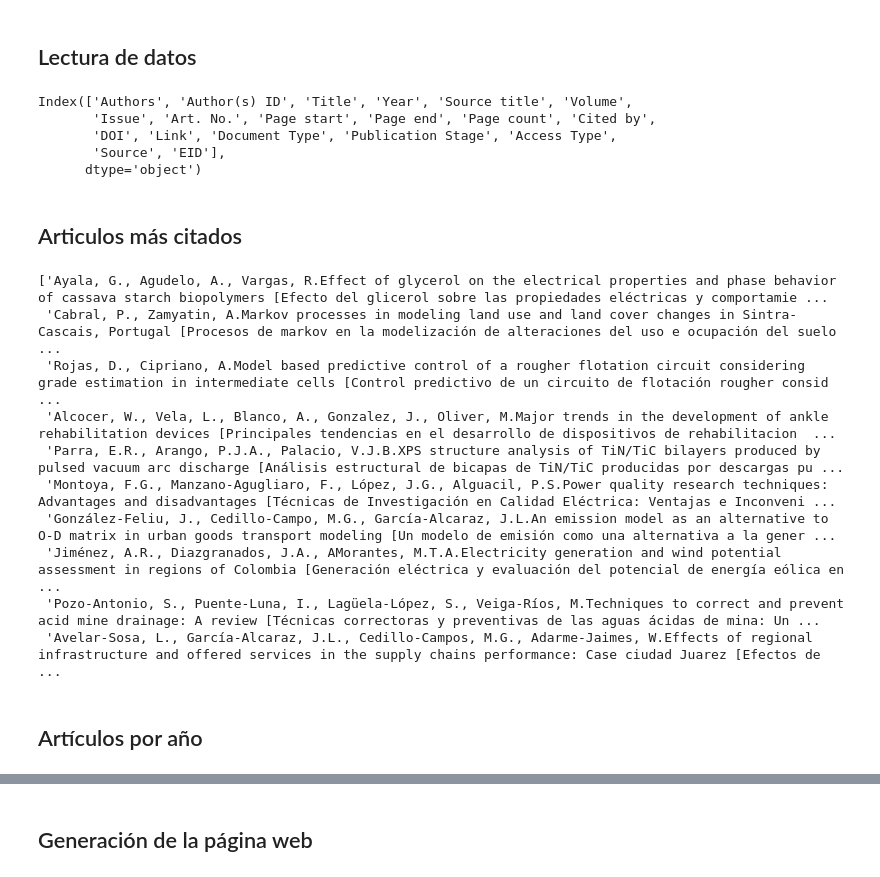
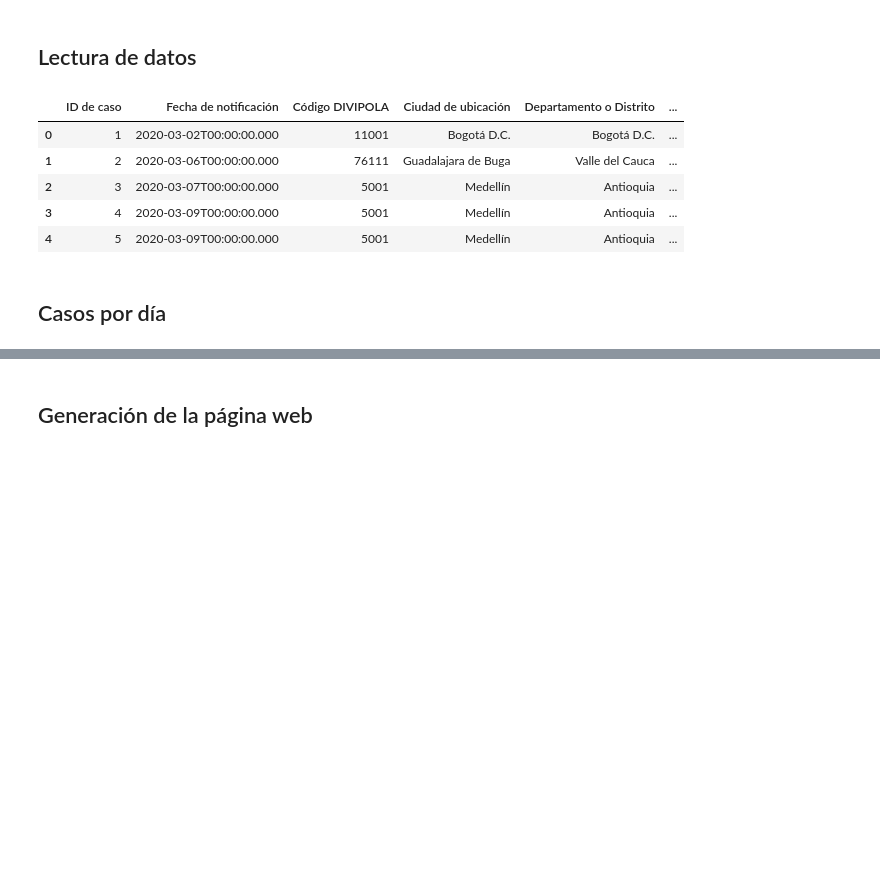
Before and after one commit to wssanchezm/Prueba, a Jupyter notebook: dataproc.ipynb, the cells around one changed output, grey strips where cells are left out. Cells and saved outputs as stored; diff of their text form; code cells hidden in the pictures; blank space fills up the shorter version.

```diff
--- a/dataproc.ipynb
+++ b/dataproc.ipynb
@@ -18,16 +12,2 @@ La adquisición de la información debería realizarse directamente consultado S
 # %% [markdown]
 ## Lectura de datos
-# %%
-## Se lee el archivo de datos
-df = pd.read_csv('data/scopus.csv')
-
-## se imprimen los nombres de las columnas para verificar
-df.columns
-# %% [output]
-Index(['Authors', 'Author(s) ID', 'Title', 'Year', 'Source title', 'Volume',
-       'Issue', 'Art. No.', 'Page start', 'Page end', 'Page count', 'Cited by',
-       'DOI', 'Link', 'Document Type', 'Publication Stage', 'Access Type',
-       'Source', 'EID'],
-      dtype='object')
-# %% [markdown]
-## Articulos más citados
@@ -40,37 +14,12 @@ df['Cited by'] = df['Cited by'].map(lambda x: 0 if np.isnan(x) else x)
-# %%
-##
-## Se ordena por las citas y luego se extraen los campos de interés.
-##
-most_cited = (df.sort_values(by=['Cited by'], ascending=False))[['Authors', 'Title', 'Year', 'Cited by']]
-
-##
-## Se limita el DataFrame a los 10 primeros registros.
-##
-most_cited = most_cited[0:10]
-
-##
-## Se construye una lista de strings con la información
-## bibliográfica de interés
-##
-table = []
-for a,b,c,d in most_cited.values.tolist():
-    table += [a + b + ';' + str(c) + ',' + str(int(d))]
-most_cited = table
-
-##
-## Se imprimen para verificar
-##
-most_cited
-# %% [output]
-['Ayala, G., Agudelo, A., Vargas, R.Effect of glycerol on the electrical properties and phase behavior of cassava starch biopolymers [Efecto del glicerol sobre las propiedades eléctricas y comportamie ...
- 'Cabral, P., Zamyatin, A.Markov processes in modeling land use and land cover changes in Sintra-Cascais, Portugal [Procesos de markov en la modelización de alteraciones del uso e ocupación del suelo  ...
- 'Rojas, D., Cipriano, A.Model based predictive control of a rougher flotation circuit considering grade estimation in intermediate cells [Control predictivo de un circuito de flotación rougher consid ...
- 'Alcocer, W., Vela, L., Blanco, A., Gonzalez, J., Oliver, M.Major trends in the development of ankle rehabilitation devices [Principales tendencias en el desarrollo de dispositivos de rehabilitacion  ...
- 'Parra, E.R., Arango, P.J.A., Palacio, V.J.B.XPS structure analysis of TiN/TiC bilayers produced by pulsed vacuum arc discharge [Análisis estructural de bicapas de TiN/TiC producidas por descargas pu ...
- 'Montoya, F.G., Manzano-Agugliaro, F., López, J.G., Alguacil, P.S.Power quality research techniques: Advantages and disadvantages [Técnicas de Investigación en Calidad Eléctrica: Ventajas e Inconveni ...
- 'González-Feliu, J., Cedillo-Campo, M.G., García-Alcaraz, J.L.An emission model as an alternative to O-D matrix in urban goods transport modeling [Un modelo de emisión como una alternativa a la gener ...
- 'Jiménez, A.R., Diazgranados, J.A., AMorantes, M.T.A.Electricity generation and wind potential assessment in regions of Colombia [Generación eléctrica y evaluación del potencial de energía eólica en  ...
- 'Pozo-Antonio, S., Puente-Luna, I., Lagüela-López, S., Veiga-Ríos, M.Techniques to correct and prevent acid mine drainage: A review [Técnicas correctoras y preventivas de las aguas ácidas de mina: Un ...
- 'Avelar-Sosa, L., García-Alcaraz, J.L., Cedillo-Campos, M.G., Adarme-Jaimes, W.Effects of regional infrastructure and offered services in the supply chains performance: Case ciudad Juarez [Efectos de ...
+# %%
+datos= pd.read_csv('https://www.datos.gov.co/api/views/gt2j-8ykr/rows.csv?accessType=DOWNLOAD&bom=true&format=true')
+datos.head()
+# %% [output]
+|  | ID de caso | Fecha de notificación | Código DIVIPOLA | Ciudad de ubicación | Departamento o Distrito | ... |
+| 0 | 1 | 2020-03-02T00:00:00.000 | 11001 | Bogotá D.C. | Bogotá D.C. | ... |
+| 1 | 2 | 2020-03-06T00:00:00.000 | 76111 | Guadalajara de Buga | Valle del Cauca | ... |
+| 2 | 3 | 2020-03-07T00:00:00.000 | 5001 | Medellín | Antioquia | ... |
+| 3 | 4 | 2020-03-09T00:00:00.000 | 5001 | Medellín | Antioquia | ... |
+| 4 | 5 | 2020-03-09T00:00:00.000 | 5001 | Medellín | Antioquia | ... |
 # %% [markdown]
-## Artículos por año
+## Casos por día
```
Also changed, not shown: parts of 11 cells of this notebook.
